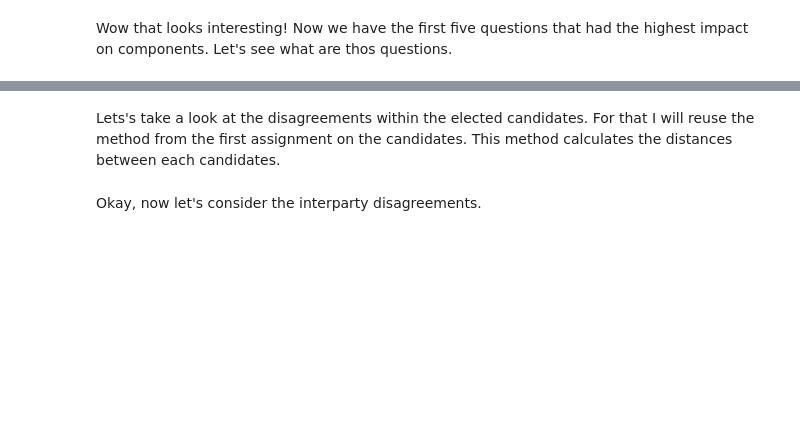
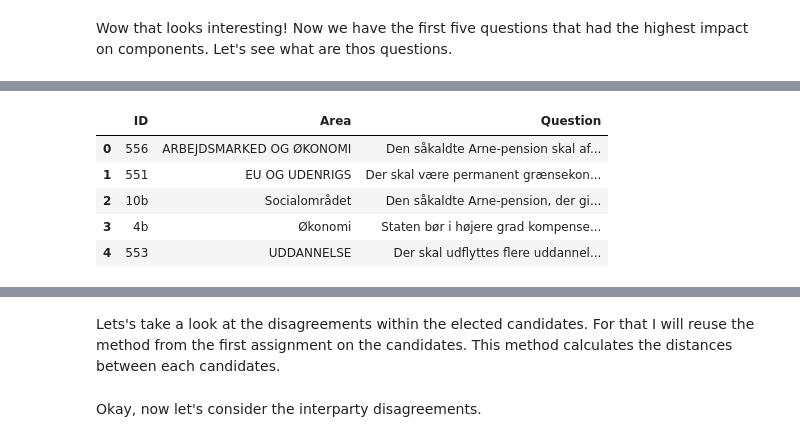
Before and after one commit to maksio420/ML, a Jupyter notebook: 5-clustering/Candidate Test 2022 II.ipynb, the cells around one changed output, grey strips where cells are left out. Saved outputs shown, nothing was run; the diff lists cells and outputs as text; code cells hidden in the pictures; blank space fills up the shorter version.

```diff
--- a/5-clustering/Candidate Test 2022 II.ipynb
+++ b/5-clustering/Candidate Test 2022 II.ipynb
@@ -191,0 +187,21 @@ drq.head()
+# %%
+q556 = drq.loc[drq['ID']==556]
+q551 = drq.loc[drq['ID']==551]
+q553 = drq.loc[drq['ID']==553]
+q10b = tv2q.loc[tv2q['id']=='10b']
+q4b = tv2q.loc[tv2q['id']=='4b']
+
+firstComponentQuestions = pd.DataFrame({
+    "ID":[q556['ID'].iloc[0], q551['ID'].iloc[0], q10b['id'].iloc[0], q4b['id'].iloc[0], q553['ID'].iloc[0]],
+    "Area": [q556['Title'].iloc[0], q551['Title'].iloc[0], q10b['header'].iloc[0], q4b['header'].iloc[0], q553['Title'].iloc[0]],
+    "Question" : [q556['Question'].iloc[0], q551['Question'].iloc[0], q10b['question'].iloc[0], q4b['question'].iloc[0], q553['Question'].iloc[0]]
+})
+pd.set_option('display.max_colwidth', None)
+firstComponentQuestions.head()
+# %% [output]
+|  | ID | Area | Question |
+| 0 | 556 | ARBEJDSMARKED OG ØKONOMI | Den såkaldte Arne-pension skal af... |
+| 1 | 551 | EU OG UDENRIGS | Der skal være permanent grænsekon... |
+| 2 | 10b | Socialområdet | Den såkaldte Arne-pension, der gi... |
+| 3 | 4b | Økonomi | Staten bør i højere grad kompense... |
+| 4 | 553 | UDDANNELSE | Der skal udflyttes flere uddannel... |
```
Also changed, not shown: parts of 17 cells of this notebook.
